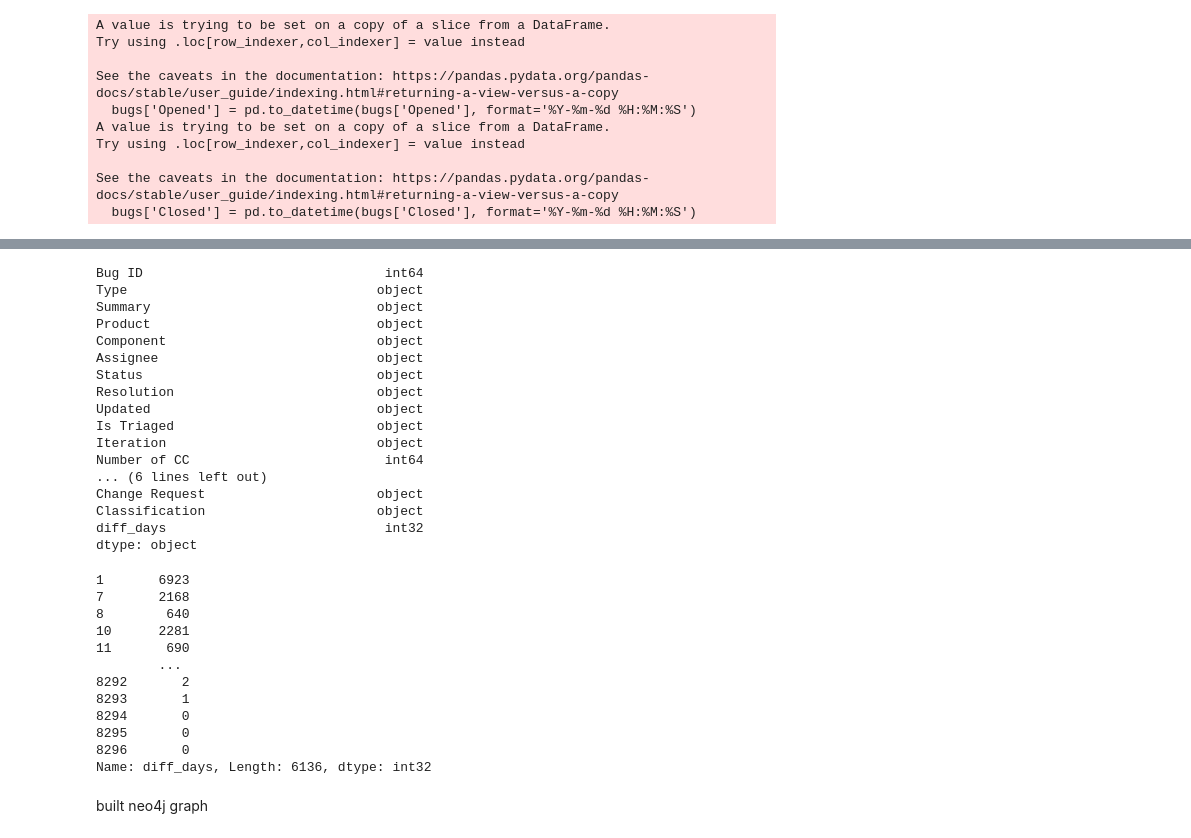
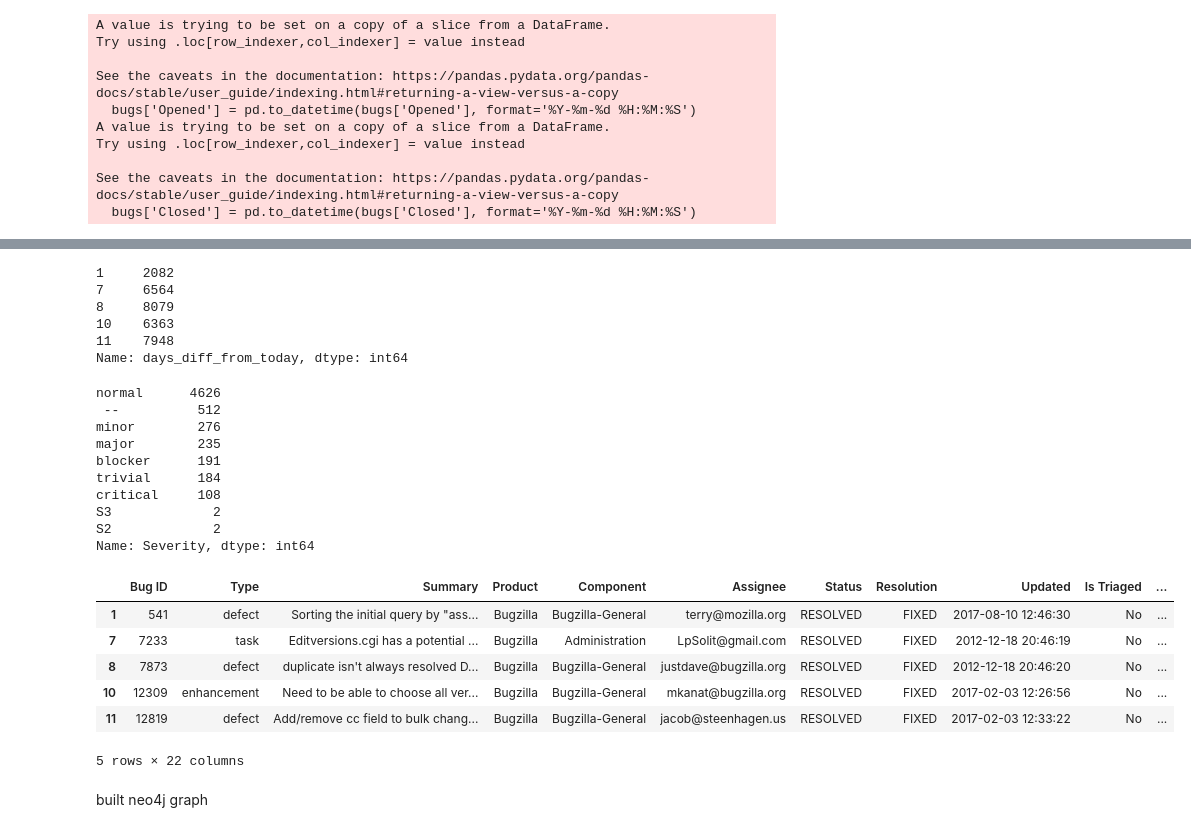
Before and after one commit to Mystic-Trooper/bug-triaging-2, a Jupyter notebook: bug triaging.ipynb, the cells around one changed output, grey strips where cells are left out. Cells and saved outputs as stored; diff of their text form; code cells hidden in the pictures.

```diff
--- a/bug triaging.ipynb
+++ b/bug triaging.ipynb
@@ -209,39 +211,36 @@ Name: diff_days, Length: 6136, dtype: int32
+# %%
+bugs['days_diff_from_today'] = (pd.to_datetime('today')-bugs.Closed).dt.days
+bugs['days_diff_from_today'].head()
+# %% [output]
+1     2082
+7     6564
+8     8079
+10    6363
+11    7948
+Name: days_diff_from_today, dtype: int64
 # %%
-bugs['Is Triaged'].value_counts()
-bugs.dtypes
+bugs['Severity'].value_counts()
 # %% [output]
-Bug ID                               int64
-Type                                object
-Summary                             object
-Product                             object
-Component                           object
-Assignee                            object
-Status                              object
-Resolution                          object
-Updated                             object
-Is Triaged                          object
-Iteration                           object
-Number of CC                         int64
-... (6 lines left out)
-Change Request                      object
-Classification                      object
-diff_days                            int32
-dtype: object
+normal      4626
+ --          512
+minor        276
+major        235
+blocker      191
+trivial      184
+critical     108
+S3             2
+S2             2
+Name: Severity, dtype: int64
 # %%
-bugs['diff_days']
+bugs.head()
 # %% [output]
+|  | Bug ID | Type | Summary | Product | Component | Assignee | Status | Resolution | Updated | Is Triaged | ... |
+| 1 | 541 | defect | Sorting the initial query by "ass... | Bugzilla | Bugzilla-General | terry@mozilla.org | RESOLVED | FIXED | 2017-08-10 12:46:30 | No | ... |
+| 7 | 7233 | task | Editversions.cgi has a potential ... | Bugzilla | Administration | LpSolit@gmail.com | RESOLVED | FIXED | 2012-12-18 20:46:19 | No | ... |
+| 8 | 7873 | defect | duplicate isn't always resolved D... | Bugzilla | Bugzilla-General | justdave@bugzilla.org | RESOLVED | FIXED | 2012-12-18 20:46:20 | No | ... |
+| 10 | 12309 | enhancement | Need to be able to choose all ver... | Bugzilla | Bugzilla-General | mkanat@bugzilla.org | RESOLVED | FIXED | 2017-02-03 12:26:56 | No | ... |
+| 11 | 12819 | defect | Add/remove cc field to bulk chang... | Bugzilla | Bugzilla-General | jacob@steenhagen.us | RESOLVED | FIXED | 2017-02-03 12:33:22 | No | ... |
-1       6923
-7       2168
-8        640
-10      2281
-11       690
-        ...
-8292       2
-8293       1
-8294       0
-8295       0
-8296       0
-Name: diff_days, Length: 6136, dtype: int32
+5 rows × 22 columns
 # %%
 from neo4j import GraphDatabase
 import logging
```
Also changed, not shown: parts of 43 cells of this notebook, 7 other files.
